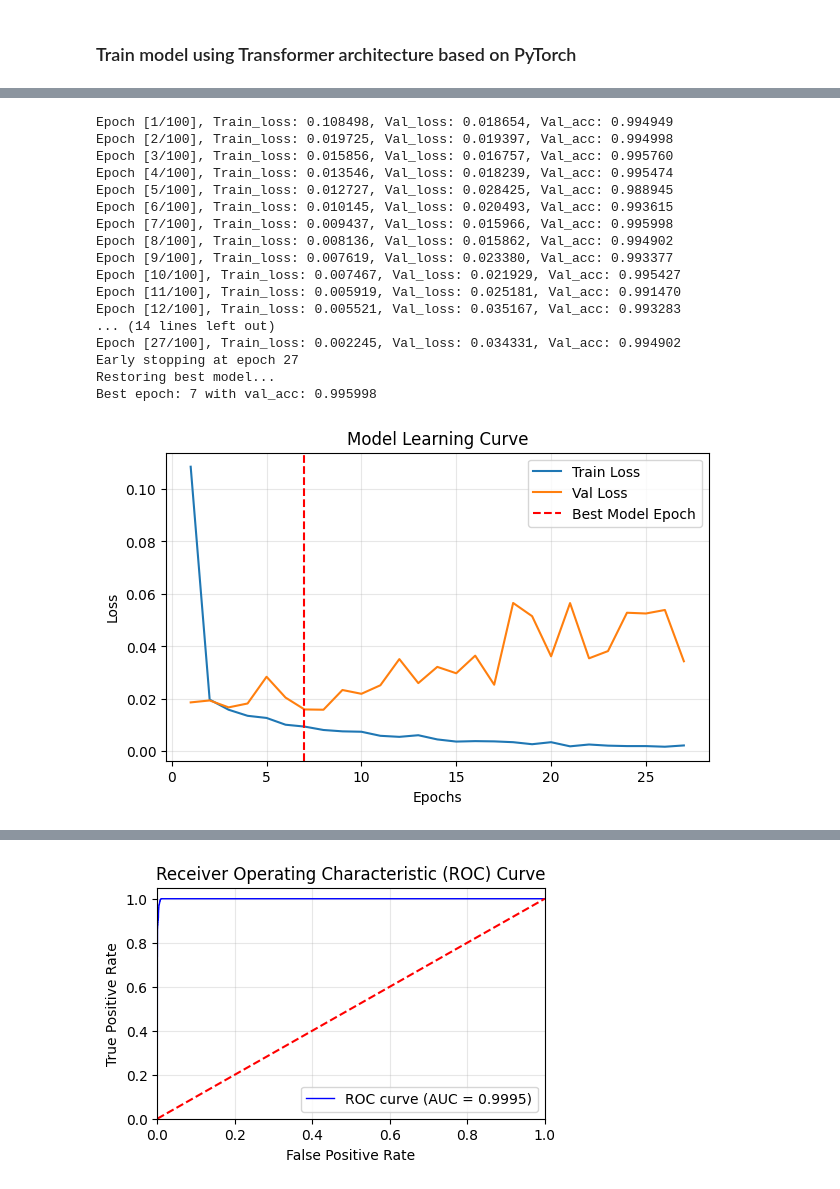
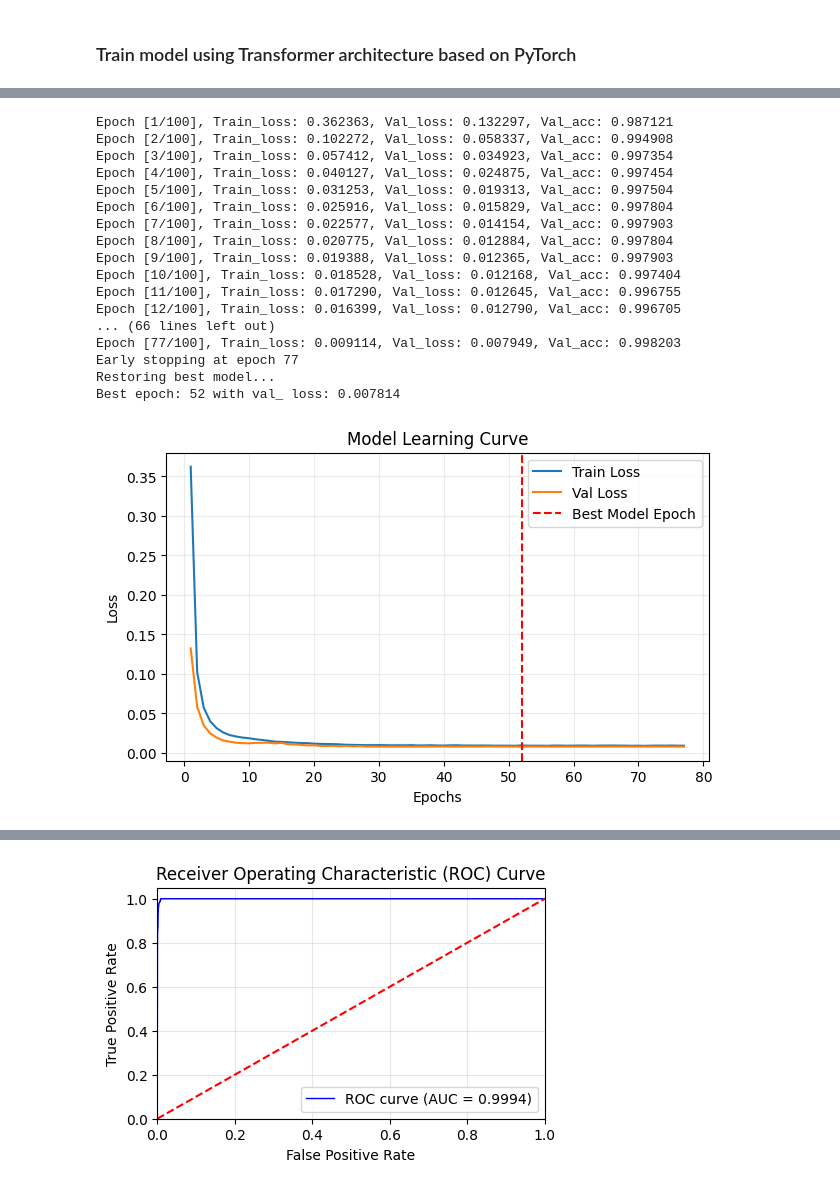
Before and after one commit to SoengSaravit/abnormal-human-action-detection-python, a Jupyter notebook: notebooks/transformer_model_training.ipynb, the cells around one changed output, grey strips where cells are left out. Cells and saved outputs as stored; diff of their text form; code cells hidden in the pictures.

```diff
--- a/notebooks/transformer_model_training.ipynb
+++ b/notebooks/transformer_model_training.ipynb
@@ -312,6 +30,10 @@ X_train.shape, y_train.shape, X_val.shape, y_val.shape, X_test.shape, y_test.sha
 # %%
+SEED = 42
+np.random.seed(SEED)
+torch.manual_seed(SEED)
+
 # Create data loaders
-batch_size = 512
+batch_size = 64
 train_loader = DataLoader(list(zip(X_train, y_train)), batch_size=batch_size, shuffle=True)
 val_loader = DataLoader(list(zip(X_val, y_val)), batch_size=batch_size, shuffle=False)
 test_loader = DataLoader(list(zip(X_test, y_test)), batch_size=batch_size, shuffle=False)
@@ -356,15 +77,15 @@ class EarlyStopping:
         optimizer.load_state_dict(self.best_optimizer_state)
 # %%
 # define hyperparameters
-input_dim = num_features
-d_model = 256
+input_dim = X_train.shape[2] # number of features
+d_model = 8
 num_heads = 8
 num_layers = 2
-dim_feedforward = 256
-output_dim = 1 # binary classification with sigmoid activation
+dim_feedforward = d_model * 4
+output_dim = 2 # binary classification with softmax
 tl_dropout = 0.3 # transformer layer dropout
-nn_dropout = 0.5 # neural network dropout
-lr = 0.0001
+nn_dropout = 0.3 # neural network dropout
+lr = 1e-5
 # %%
 # Initialize model
 model = TransformerModel(input_dim, d_model, num_heads, num_layers, dim_feedforward, output_dim, tl_dropout, nn_dropout).to(device)
@@ -389,13 +110,13 @@ TransformerModel(
 )
 # %%
 # Define loss function and optimizer
-n_patience = 20
-criterion = nn.BCEWithLogitsLoss()
-optimizer = optim.Adam(model.parameters(), lr=lr)
+n_patience = 25
+criterion = nn.CrossEntropyLoss()
+optimizer = optim.AdamW(model.parameters(), lr=lr, weight_decay=1e-5)
 early_stopping = EarlyStopping(patience=n_patience, min_delta=0.0001)
 
 # Schedule learning rate
-scheduler = optim.lr_scheduler.ReduceLROnPlateau(optimizer, mode='min', factor=0.1, patience=n_patience, verbose=True)
+scheduler = optim.lr_scheduler.ReduceLROnPlateau(optimizer, mode='max', factor=0.1, patience=n_patience, verbose=True)
 # %%
 # train model
 num_epochs = 100
@@ -405,7 +126,7 @@ for epoch in range(num_epochs):
     model.train()
     train_loss = 0
     for X_train_batch, y_train_batch in train_loader:
-        X_train_batch, y_train_batch = X_train_batch.to(device).float(), y_train_batch.to(device).float()
+        X_train_batch, y_train_batch = X_train_batch.to(device).float(), y_train_batch.to(device)
 
         # forward pass
         outputs = model(X_train_batch)
@@ -425,58 +146,58 @@ for epoch in range(num_epochs):
     val_acc = 0
     with torch.no_grad():
         for X_valid_batch, y_valid_batch in val_loader:
-            X_valid_batch, y_valid_batch = X_valid_batch.to(device).float(), y_valid_batch.to(device).float()
+            X_valid_batch, y_valid_batch = X_valid_batch.to(device).float(), y_valid_batch.to(device)
             outputs = model(X_valid_batch)
             v_loss = criterion(outputs, y_valid_batch)
             val_loss += v_loss.item()
-            probs = torch.sigmoid(outputs)
-            val_acc += (probs.round() == y_valid_batch).float().mean()
+            probs = torch.softmax(outputs, dim=1)
+            val_acc += ((probs.argmax(dim=1) == y_valid_batch).sum().item()) / y_valid_batch.size(0)
     val_loss /= len(val_loader)
     val_losses.append(val_loss)
     val_acc /= len(val_loader)
 
     scheduler.step(val_loss)
     print(f'Epoch [{epoch+1}/{num_epochs}], Train_loss: {train_loss:.6f}, Val_loss: {val_loss:.6f}, Val_acc: {val_acc:.6f}')
-    early_stopping(val_acc, model, optimizer, epoch+1)
+    early_stopping(val_loss, model, optimizer, epoch+1)
     if early_stopping.early_stop:
         print(f'Early stopping at epoch {epoch+1}')
         break
 
 # load best model
 early_stopping.restore_best_model(model, optimizer)
-print(f'Best epoch: {early_stopping.best_epoch} with val_acc: {early_stopping.best_val_acc:.6f}')
+print(f'Best epoch: {early_stopping.best_epoch} with val_ loss: {early_stopping.best_val_loss:.6f}')
 # %% [output]
-Epoch [1/100], Train_loss: 0.108498, Val_loss: 0.018654, Val_acc: 0.994949
-Epoch [2/100], Train_loss: 0.019725, Val_loss: 0.019397, Val_acc: 0.994998
-Epoch [3/100], Train_loss: 0.015856, Val_loss: 0.016757, Val_acc: 0.995760
-Epoch [4/100], Train_loss: 0.013546, Val_loss: 0.018239, Val_acc: 0.995474
-Epoch [5/100], Train_loss: 0.012727, Val_loss: 0.028425, Val_acc: 0.988945
-Epoch [6/100], Train_loss: 0.010145, Val_loss: 0.020493, Val_acc: 0.993615
-Epoch [7/100], Train_loss: 0.009437, Val_loss: 0.015966, Val_acc: 0.995998
-Epoch [8/100], Train_loss: 0.008136, Val_loss: 0.015862, Val_acc: 0.994902
-Epoch [9/100], Train_loss: 0.007619, Val_loss: 0.023380, Val_acc: 0.993377
-Epoch [10/100], Train_loss: 0.007467, Val_loss: 0.021929, Val_acc: 0.995427
-Epoch [11/100], Train_loss: 0.005919, Val_loss: 0.025181, Val_acc: 0.991470
-Epoch [12/100], Train_loss: 0.005521, Val_loss: 0.035167, Val_acc: 0.993283
-... (14 lines left out)
-Epoch [27/100], Train_loss: 0.002245, Val_loss: 0.034331, Val_acc: 0.994902
-Early stopping at epoch 27
+Epoch [1/100], Train_loss: 0.362363, Val_loss: 0.132297, Val_acc: 0.987121
+Epoch [2/100], Train_loss: 0.102272, Val_loss: 0.058337, Val_acc: 0.994908
+Epoch [3/100], Train_loss: 0.057412, Val_loss: 0.034923, Val_acc: 0.997354
+Epoch [4/100], Train_loss: 0.040127, Val_loss: 0.024875, Val_acc: 0.997454
+Epoch [5/100], Train_loss: 0.031253, Val_loss: 0.019313, Val_acc: 0.997504
+Epoch [6/100], Train_loss: 0.025916, Val_loss: 0.015829, Val_acc: 0.997804
+Epoch [7/100], Train_loss: 0.022577, Val_loss: 0.014154, Val_acc: 0.997903
+Epoch [8/100], Train_loss: 0.020775, Val_loss: 0.012884, Val_acc: 0.997804
+Epoch [9/100], Train_loss: 0.019388, Val_loss: 0.012365, Val_acc: 0.997903
+Epoch [10/100], Train_loss: 0.018528, Val_loss: 0.012168, Val_acc: 0.997404
+Epoch [11/100], Train_loss: 0.017290, Val_loss: 0.012645, Val_acc: 0.996755
+Epoch [12/100], Train_loss: 0.016399, Val_loss: 0.012790, Val_acc: 0.996705
+... (66 lines left out)
+Epoch [77/100], Train_loss: 0.009114, Val_loss: 0.007949, Val_acc: 0.998203
+Early stopping at epoch 77
 Restoring best model...
-Best epoch: 7 with val_acc: 0.995998
+Best epoch: 52 with val_ loss: 0.007814
 # %%
 # Plot model learning curve
 plt.figure(figsize=(7, 4))
 plt.title('Model Learning Curve')
 plt.plot(range(1, len(train_losses)+1), train_losses, label='Train Loss')
 plt.plot(range(1, len(val_losses)+1), val_losses, label='Val Loss')
 plt.axvline(x=early_stopping.best_epoch, color='r', linestyle='--', label=f'Best Model Epoch')
 plt.xlabel('Epochs')
 plt.ylabel('Loss')
 plt.legend()
-plt.grid(alpha=0.3)
+plt.grid(alpha=0.25)
 plt.show()
 # %% [output]
-[figure, old version]
+[figure, new version]
 # %%
 # evaluate model
 y_pred = []
```
Also changed, not shown: parts of 40 cells of this notebook, 15 other files.
